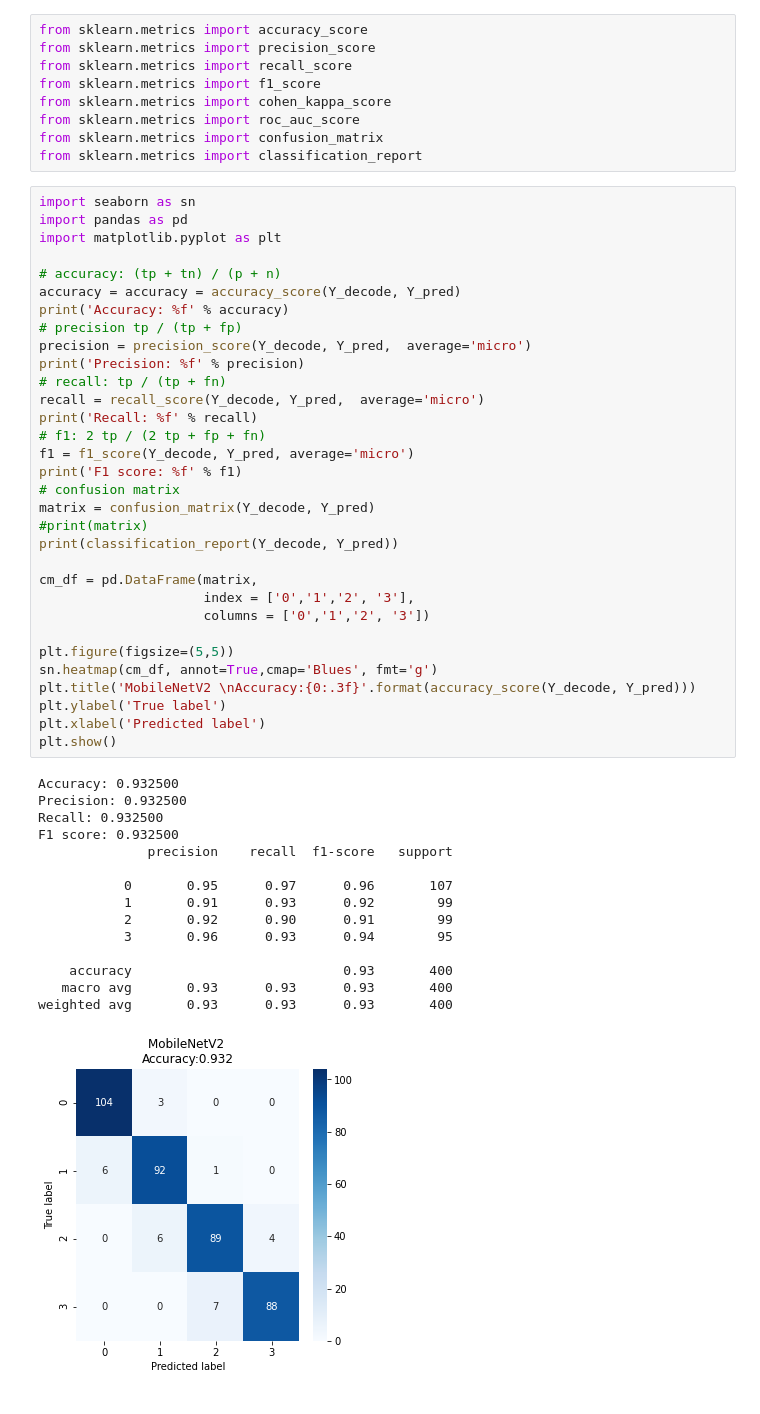
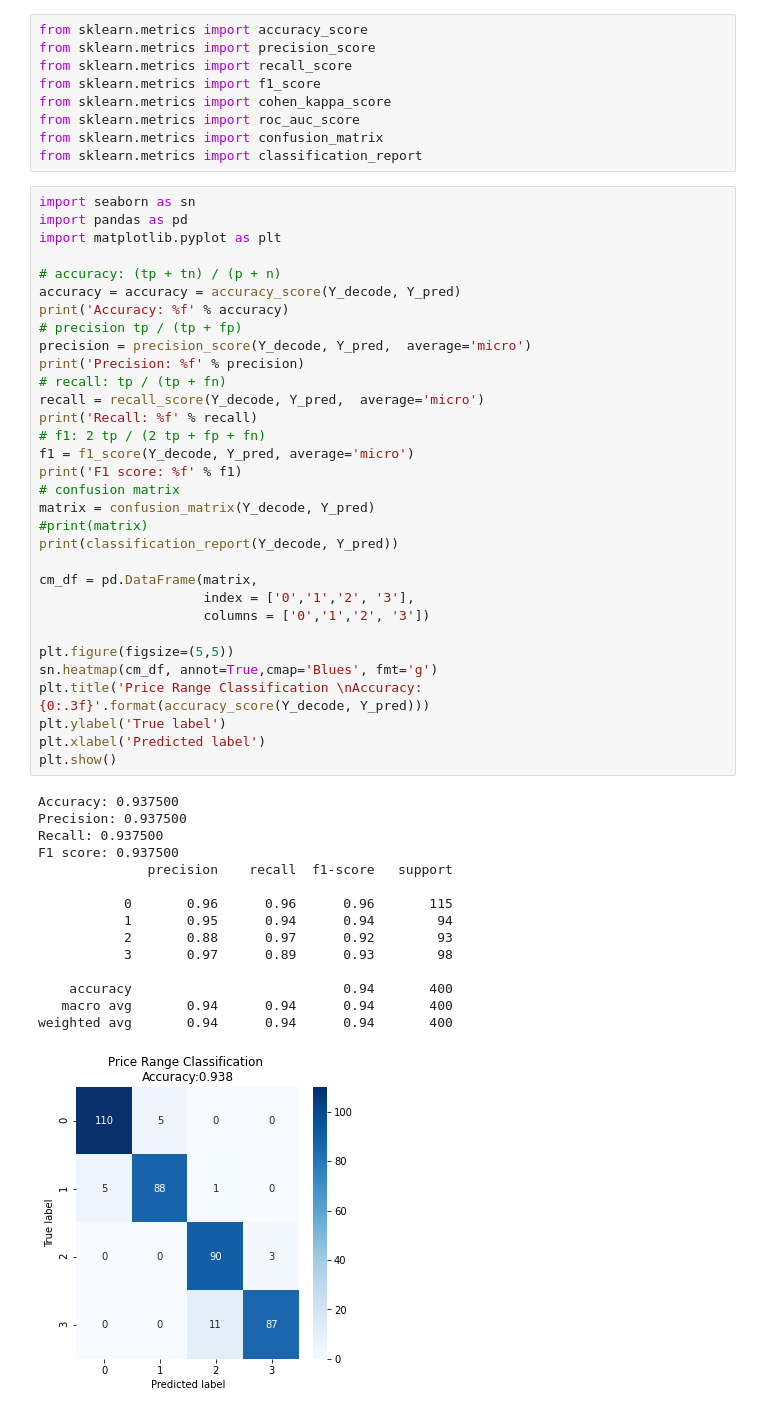
Before and after one commit to banypakha/classification-price, a Jupyter notebook: Classification_price_range.ipynb, the cells around one changed output. Drawn from its saved outputs; the diff is of its cells as text.

```diff
--- a/Classification_price_range.ipynb
+++ b/Classification_price_range.ipynb
@@ -341,43 +337,43 @@ import matplotlib.pyplot as plt
 # accuracy: (tp + tn) / (p + n)
 accuracy = accuracy = accuracy_score(Y_decode, Y_pred)
 print('Accuracy: %f' % accuracy)
 # precision tp / (tp + fp)
 precision = precision_score(Y_decode, Y_pred,  average='micro')
 print('Precision: %f' % precision)
 # recall: tp / (tp + fn)
 recall = recall_score(Y_decode, Y_pred,  average='micro')
 print('Recall: %f' % recall)
 # f1: 2 tp / (2 tp + fp + fn)
 f1 = f1_score(Y_decode, Y_pred, average='micro')
 print('F1 score: %f' % f1)
 # confusion matrix
 matrix = confusion_matrix(Y_decode, Y_pred)
 #print(matrix)
 print(classification_report(Y_decode, Y_pred))
 
 cm_df = pd.DataFrame(matrix,
                      index = ['0','1','2', '3'],
                      columns = ['0','1','2', '3'])
 
 plt.figure(figsize=(5,5))
 sn.heatmap(cm_df, annot=True,cmap='Blues', fmt='g')
-plt.title('MobileNetV2 \nAccuracy:{0:.3f}'.format(accuracy_score(Y_decode, Y_pred)))
+plt.title('Price Range Classification \nAccuracy:{0:.3f}'.format(accuracy_score(Y_decode, Y_pred)))
 plt.ylabel('True label')
 plt.xlabel('Predicted label')
 plt.show()
 # %% [output]
-Accuracy: 0.932500
-Precision: 0.932500
-Recall: 0.932500
-F1 score: 0.932500
+Accuracy: 0.937500
+Precision: 0.937500
+Recall: 0.937500
+F1 score: 0.937500
               precision    recall  f1-score   support
 
-           0       0.95      0.97      0.96       107
-           1       0.91      0.93      0.92        99
-           2       0.92      0.90      0.91        99
-           3       0.96      0.93      0.94        95
+           0       0.96      0.96      0.96       115
+           1       0.95      0.94      0.94        94
+           2       0.88      0.97      0.92        93
+           3       0.97      0.89      0.93        98
 
-    accuracy                           0.93       400
-   macro avg       0.93      0.93      0.93       400
-weighted avg       0.93      0.93      0.93       400
+    accuracy                           0.94       400
+   macro avg       0.94      0.94      0.94       400
+weighted avg       0.94      0.94      0.94       400
-[figure, old version]
+[figure, new version]
```
Also changed, not shown: parts of 7 cells of this notebook.
